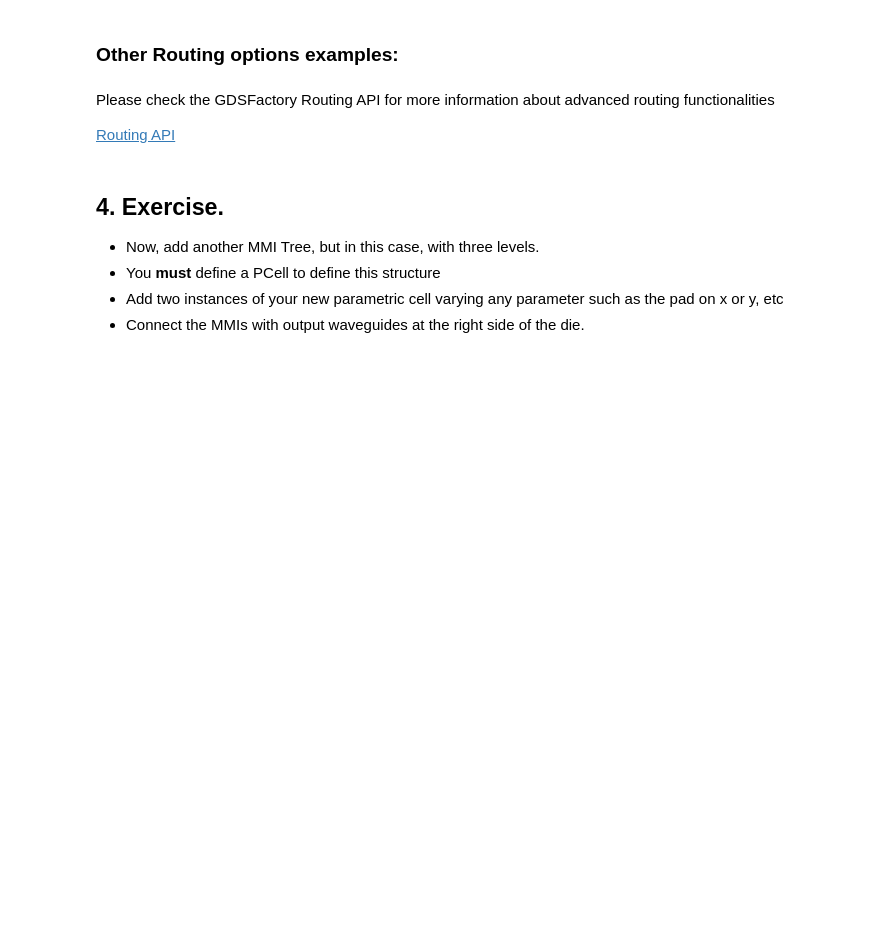
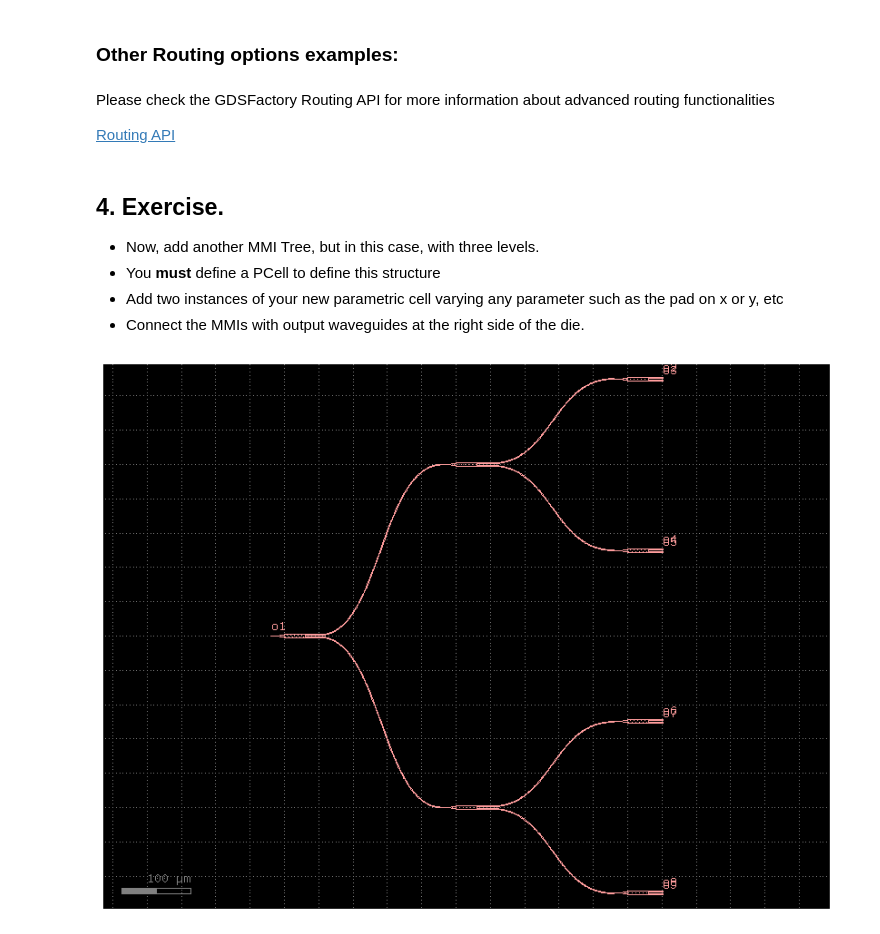
Before and after one commit to snacmuo/pic-upv-lab4, a Jupyter notebook: LAYOUT_Student.ipynb, the cells around one changed output. Drawn from its saved outputs; the diff is of its cells as text; code cells hidden in the pictures; blank space fills up the shorter version.

```diff
--- a/LAYOUT_Student.ipynb
+++ b/LAYOUT_Student.ipynb
@@ -465,3 +465,50 @@ Please check the GDSFactory Routing API for more information about advanced rout
 - You **must** define a PCell to define this structure
 - Add two instances of your new parametric cell varying any parameter such as the pad on x or y, etc
 - Connect the MMIs with output waveguides at the right side of the die.
+# %%
+# Let's create a MMI tree
+
+pad_x = 250
+pad_y = 250
+
+c = gf.Component()
+c_mmi = cells.mmi1x2()
+
+mmi1 = c.add_ref(c_mmi)
+mmi2 = c.add_ref(c_mmi)
+mmi3 = c.add_ref(c_mmi)
+mmi4 = c.add_ref(c_mmi)
+mmi5 = c.add_ref(c_mmi)
+mmi6 = c.add_ref(c_mmi)
+mmi7 = c.add_ref(c_mmi)
+
+mmi2.dmovex(pad_x).dmovey(pad_y)
+mmi3.dmovex(pad_x).dmovey(-pad_y)
+mmi4.dmovex(2*pad_x).dmovey(pad_y*1.5)
+mmi5.dmovex(2*pad_x).dmovey(pad_y*0.5)
+mmi6.dmovex(2*pad_x).dmovey(-pad_y*0.5)
+mmi7.dmovex(2*pad_x).dmovey(-pad_y*1.5)
+
+gf.routing.route_single_sbend(component=c, port1= mmi1['o2'], port2=mmi2['o1'],cross_section='strip')
+gf.routing.route_single_sbend(component=c, port1= mmi1['o3'], port2=mmi3['o1'],cross_section='strip')
+gf.routing.route_single_sbend(component=c, port1= mmi2['o2'], port2=mmi4['o1'],cross_section='strip')
+gf.routing.route_single_sbend(component=c, port1= mmi2['o3'], port2=mmi5['o1'],cross_section='strip')
+gf.routing.route_single_sbend(component=c, port1= mmi3['o2'], port2=mmi6['o1'],cross_section='strip')
+gf.routing.route_single_sbend(component=c, port1= mmi3['o3'], port2=mmi7['o1'],cross_section='strip')
+
+c.add_port(name='o1', port=mmi1['o1'])
+c.add_port(name='o2', port=mmi4['o2'])
+c.add_port(name='o3', port=mmi4['o3'])
+c.add_port(name='o4', port=mmi5['o2'])
+c.add_port(name='o5', port=mmi5['o3'])
+c.add_port(name='o6', port=mmi6['o2'])
+c.add_port(name='o7', port=mmi6['o3'])
+c.add_port(name='o8', port=mmi7['o2'])
+c.add_port(name='o9', port=mmi7['o3'])
+
+
+c.draw_ports()
+
+c.plot()
+# %% [output]
+[figure, added]
```
Also changed, not shown: parts of 5 cells of this notebook.
